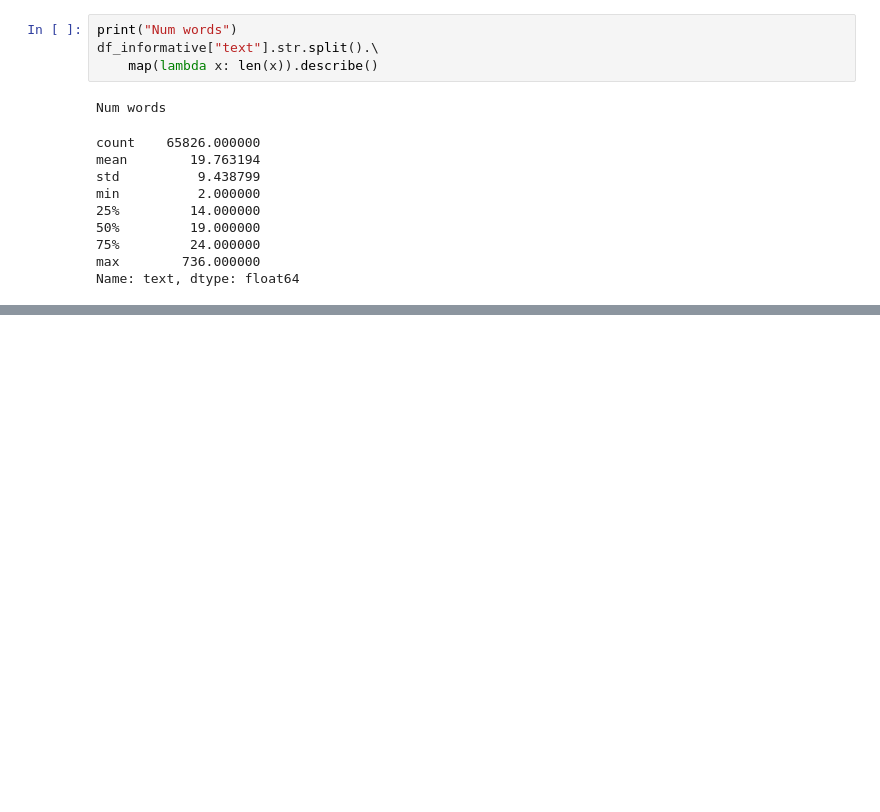
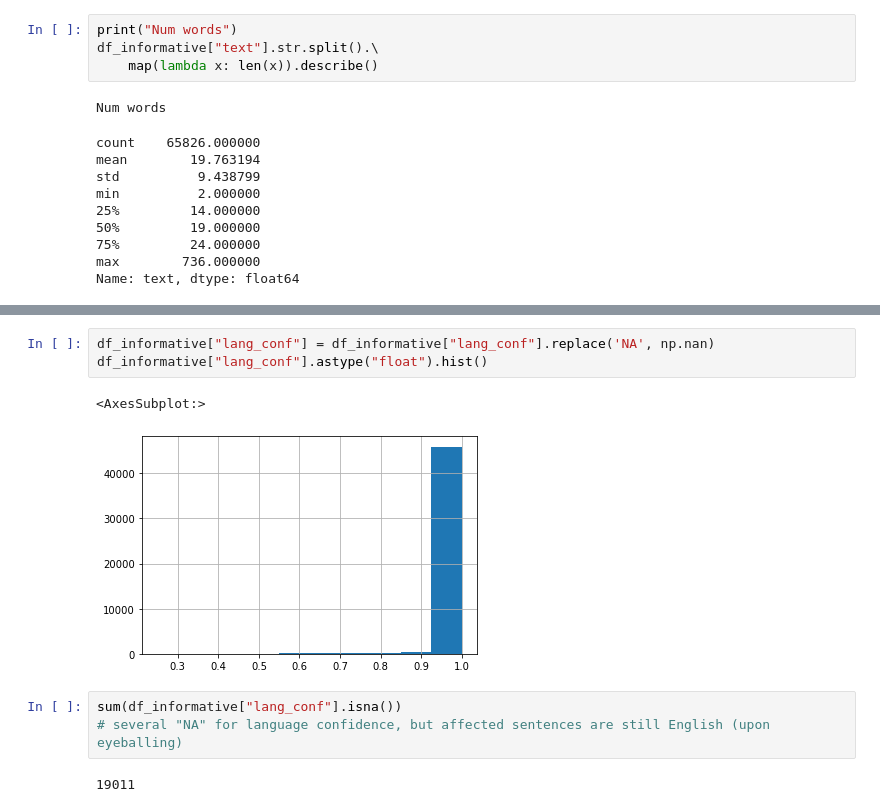
Before and after one commit to semantic-systems/coypu-crisis-lm, a Jupyter notebook: notebooks/EDA.ipynb, the cells around one changed output, grey strips where cells are left out. Cells and saved outputs as stored; diff of their text form; blank space fills up the shorter version.

```diff
--- a/notebooks/EDA.ipynb
+++ b/notebooks/EDA.ipynb
@@ -141,0 +181,11 @@ common_words
+# %%
+df_informative["lang_conf"] = df_informative["lang_conf"].replace('NA', np.nan)
+df_informative["lang_conf"].astype("float").hist()
+# %% [output]
+<AxesSubplot:>
+[figure, added]
+# %%
+sum(df_informative["lang_conf"].isna())
+# several "NA" for language confidence, but affected sentences are still English (upon eyeballing)
+# %% [output]
+19011
```
Also changed, not shown: parts of 11 cells of this notebook, 1 other file.
